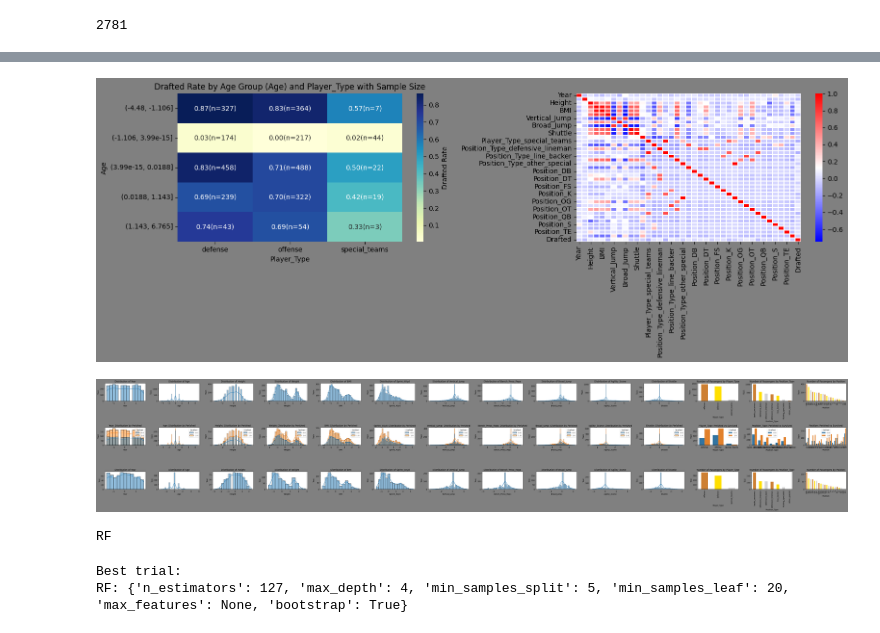
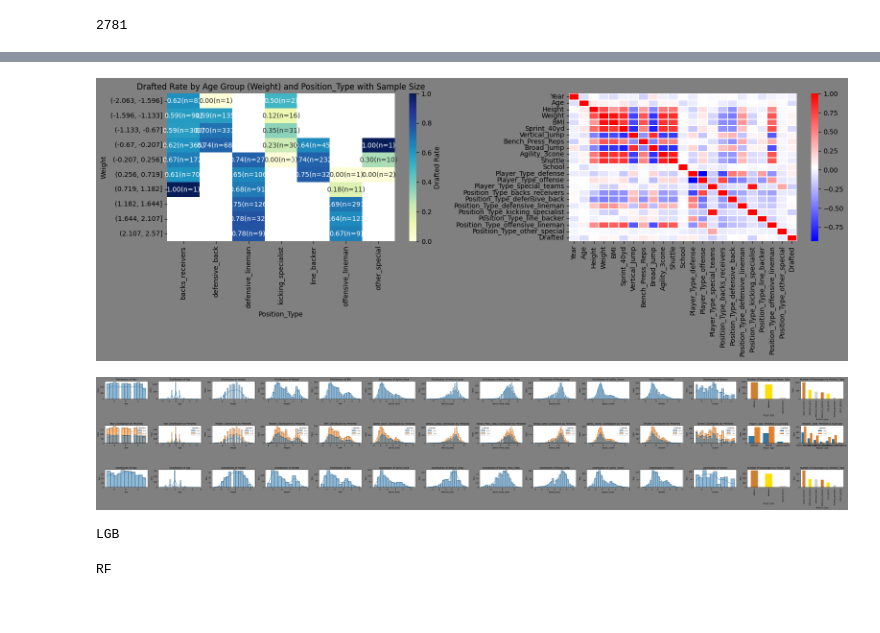
Before and after one commit to saka2ki/GCI, a Jupyter notebook: NFL_Draft/notebook/train.ipynb, the cells around one changed output, grey strips where cells are left out. Cells and saved outputs as stored; diff of their text form; code cells hidden in the pictures.

Commit message:
add some column

```diff
--- a/NFL_Draft/notebook/train.ipynb
+++ b/NFL_Draft/notebook/train.ipynb
@@ -5,20 +5,24 @@ from sklearn.preprocessing import StandardScaler
 
 numerical = [
     #'Id',
-    'Year', 'Age', 'Height', 'Weight', 'BMI', 'Sprint_40yd', 'Vertical_Jump', 'Bench_Press_Reps', 'Broad_Jump', 'Agility_3cone', 'Shuttle']
+    'Year',
+    'Age',
+    'Height', 'Weight', 'BMI', 'Sprint_40yd', 'Vertical_Jump', 'Bench_Press_Reps', 'Broad_Jump', 'Agility_3cone', 'Shuttle',
+    'School',
+]
 categorical = [
     #'School',
     'Player_Type', 'Position_Type',
-    'Position'
+    #'Position'
 ]
 dum_categorical = []
 target = 'Drafted'
 
 objectives = {
-    #'LGB': None,
+    'LGB': None,
     'RF': None,
-    #'CAT': None,
-    #'LR': None,
+    'CAT': None,
+    'LR': None,
 }
 
 def preprocess(path_train, path_test, is_dummies=False):
@@ -28,12 +32,15 @@ def preprocess(path_train, path_test, is_dummies=False):
     df = pd.concat([train.drop(target, axis=1), test], axis=0)
 
     df['BMI'] = df['Weight'] / (df['Height'] ** 2)
+    df['School'] = df['School'].map(df['School'].value_counts())
 
-    dummies = pd.get_dummies(df[categorical], columns=categorical, drop_first=True)
+
+    dummies = pd.get_dummies(df[categorical], columns=categorical, drop_first=False)
     dum_categorical.extend(dummies.columns)
     df = pd.concat([df, dummies], axis=1)
 
-    df[numerical] = df[numerical].fillna(df[numerical].mean())
+    df[numerical] = df[numerical].fillna(df.groupby('Weight')[numerical].transform("mean"))
+    df[numerical] = df[numerical].fillna(df.groupby('Height')[numerical].transform("mean"))
     df[categorical] = df[categorical].astype('category')
     df[['Vertical_Jump', 'Bench_Press_Reps', 'Broad_Jump', 'Agility_3cone', 'Shuttle']] = np.log1p(df[['Vertical_Jump', 'Bench_Press_Reps', 'Broad_Jump', 'Agility_3cone', 'Shuttle']])
     ss = StandardScaler()
@@ -71,9 +57,9 @@ schools
 # %%
 from target_rate import target_rate
-target_rate(df_train, df_test, numerical_feature='Age', boolean_feature='Player_Type', target=target, numerical=numerical, categorical=categorical, dum_categorical=dum_categorical, q=True, n=20, is_annot=False)
+target_rate(df_train, df_test, numerical_feature='Weight', boolean_feature='Position_Type', target=target, numerical=numerical, categorical=categorical, dum_categorical=dum_categorical, q=False, n=10, is_annot=False)
 # %% [output]
-[figure, old version]
+[figure, new version]
-[figure, old version]
+[figure, new version]
 # %%
 from objective import Objective
 from models import LGB, RF, CAT, LR
@@ -91,15 +77,13 @@ for key in objectives:
     if key=='LR': objectives[key]=Objective(X, y, model=LR, params=lr_params, numerical=numerical, categorical=dum_categorical, n_trial=10)
     objectives[key]()
 # %% [output]
-RF
+LGB
+RF
 # %%
 # 最適なハイパーパラメータの表示
 print("Best trial:")
 for key in objectives:
     print(f'{key}: {objectives[key].study.best_trial.params}')
-# %% [output]
-Best trial:
-RF: {'n_estimators': 127, 'max_depth': 4, 'min_samples_split': 5, 'min_samples_leaf': 20, 'max_features': None, 'bootstrap': True}
 # %%
 import matplotlib.pyplot as plt
 import seaborn as sns
```
Also changed, not shown: parts of 3 cells of this notebook.
